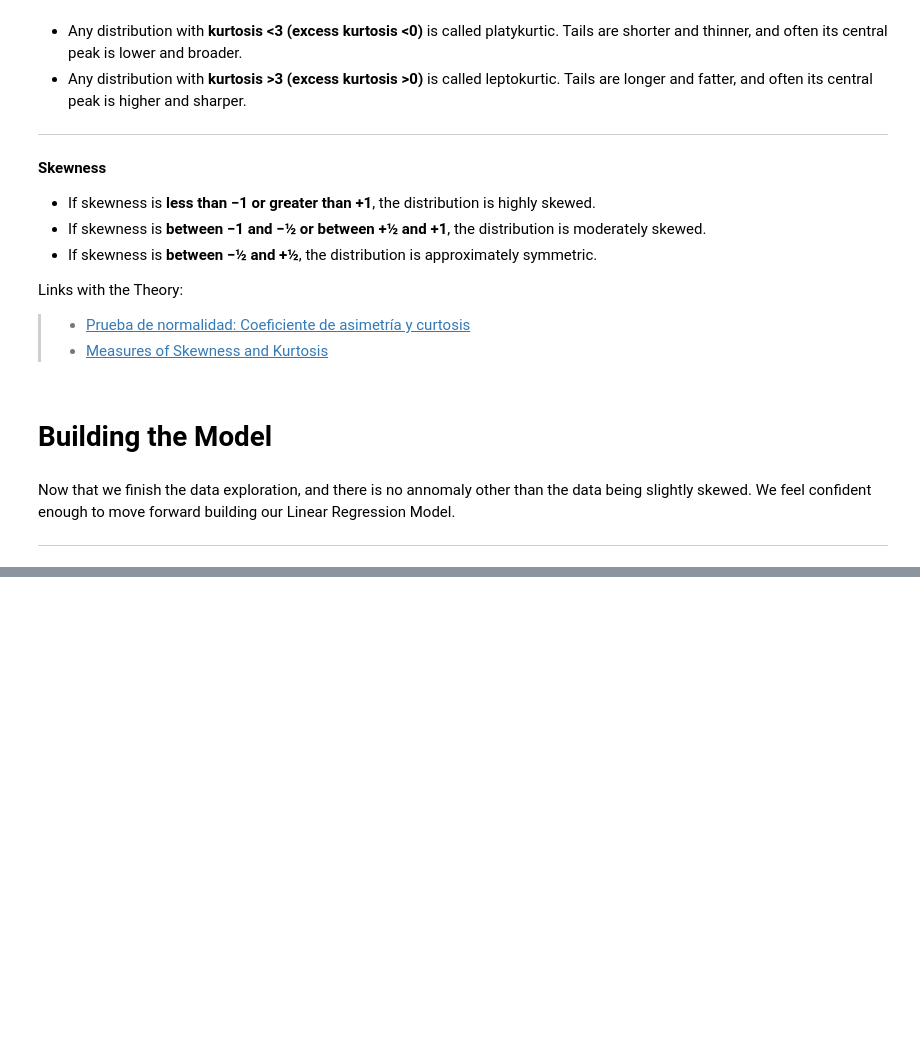
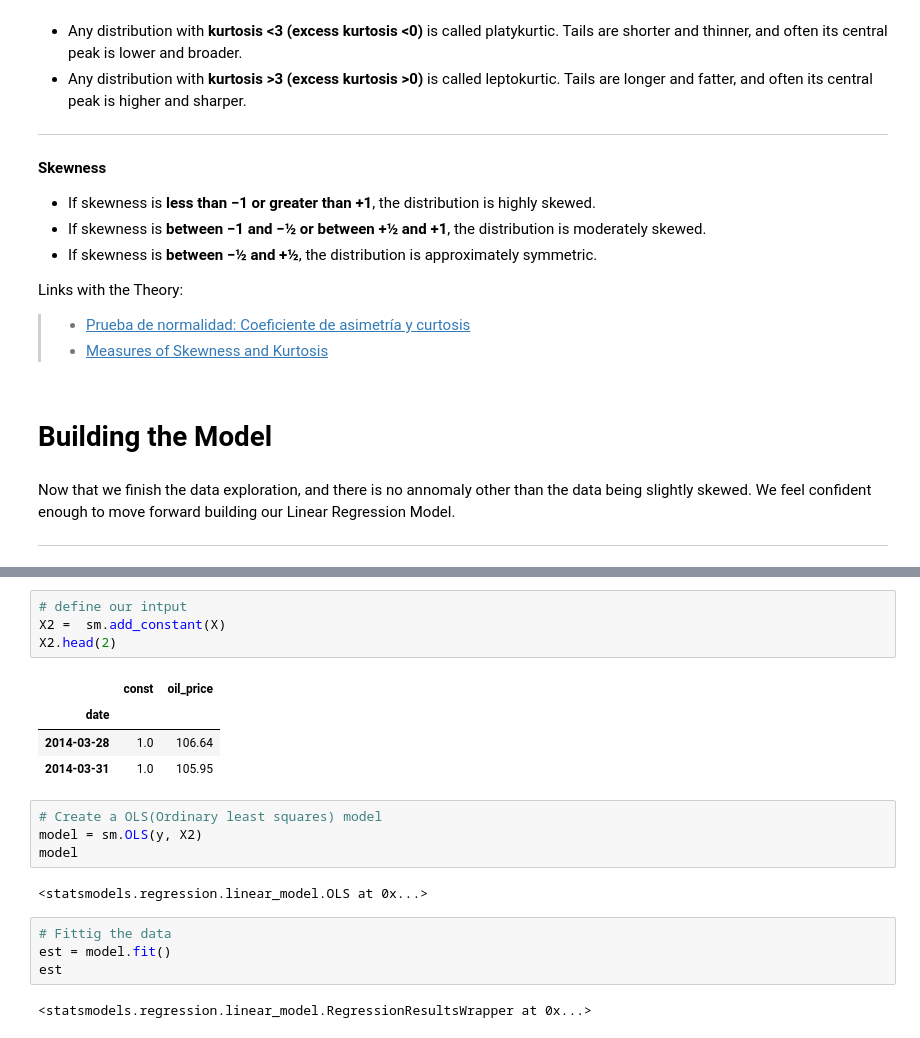
Before and after one commit to Richardbmk/datascience_machinelearning, a Jupyter notebook: ExxonMobile-vs-BarrelOil-Problem.ipynb, the cells around one changed output, grey strips where cells are left out. Cells and saved outputs as stored; diff of their text form; blank space fills up the shorter version.

```diff
--- a/ExxonMobile-vs-BarrelOil-Problem.ipynb
+++ b/ExxonMobile-vs-BarrelOil-Problem.ipynb
@@ -332,0 +483,21 @@ We feel confident enough to move forward building our Linear Regression Model.
+# %%
+# define our intput
+X2 =  sm.add_constant(X)
+X2.head(2)
+# %% [output]
+|  | const | oil_price |
+| date |  |  |
+| 2014-03-28 | 1.0 | 106.64 |
+| 2014-03-31 | 1.0 | 105.95 |
+# %%
+# Create a OLS(Ordinary least squares) model
+model = sm.OLS(y, X2)
+model
+# %% [output]
+<statsmodels.regression.linear_model.OLS at 0x...>
+# %%
+# Fittig the data
+est = model.fit()
+est
+# %% [output]
+<statsmodels.regression.linear_model.RegressionResultsWrapper at 0x...>
```
Also changed, not shown: parts of 27 cells of this notebook.
